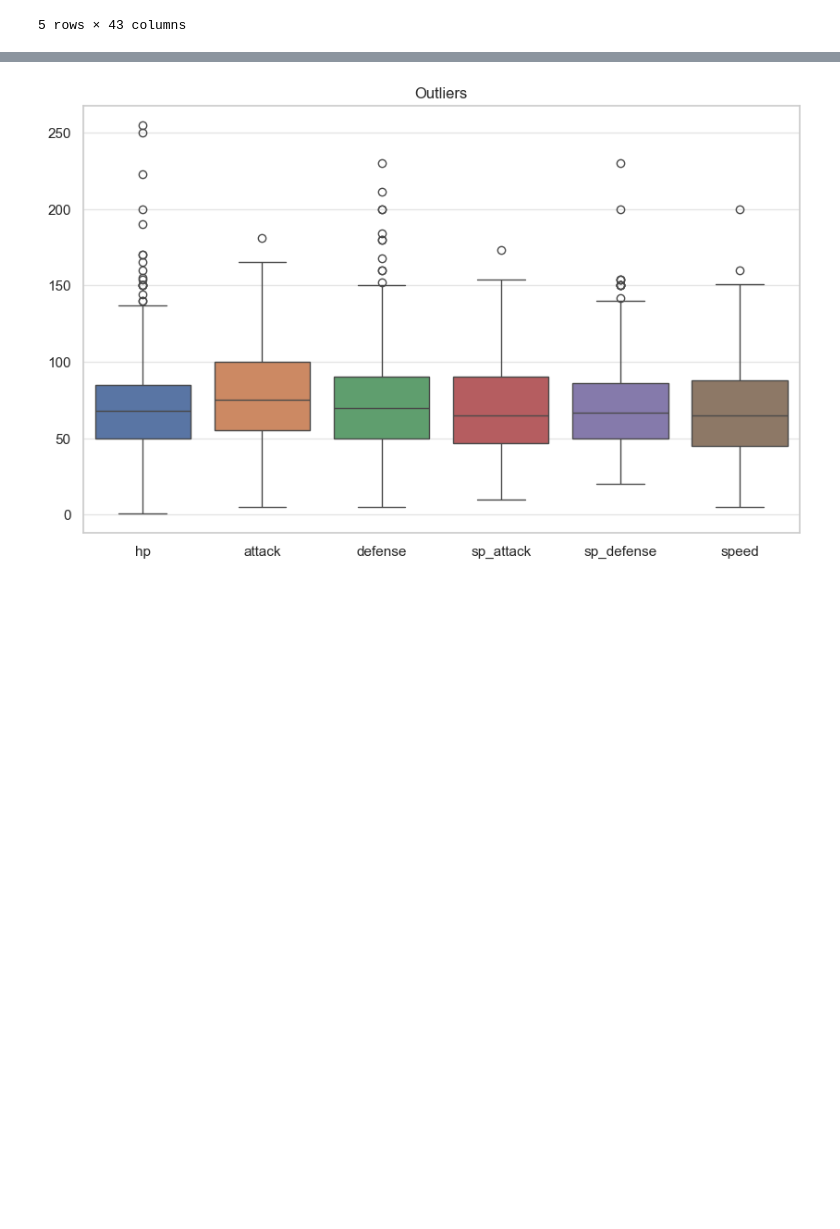
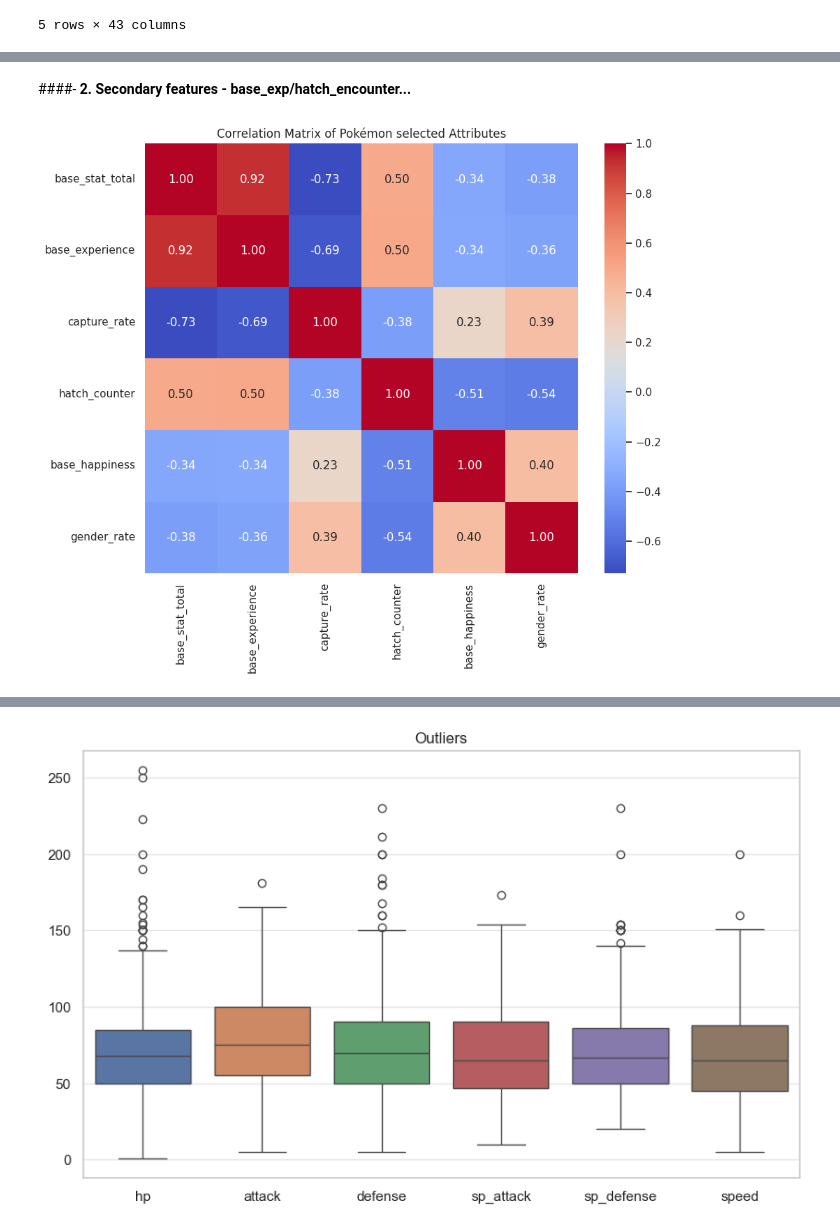
Before and after one commit to NathanaelLUCETTE/projet_ML, a Jupyter notebook: pokemon_clustering_project.ipynb, the cells around one changed output, grey strips where cells are left out. Saved outputs shown, nothing was run; the diff lists cells and outputs as text; code cells hidden in the pictures; blank space fills up the shorter version.

```diff
--- a/pokemon_clustering_project.ipynb
+++ b/pokemon_clustering_project.ipynb
@@ -104,0 +338,18 @@ plt.show()
+# %% [markdown]
+####- **2. Secondary features - base_exp/hatch_encounter...**
+# %%
+import seaborn as sns
+import matplotlib.pyplot as plt
+
+#Selection of the choosen features
+selected = ["base_stat_total", "base_experience", "capture_rate", "hatch_counter","base_happiness", "gender_rate" ]
+df_choosen = df[selected]
+corr = df_choosen.corr()
+
+#Creation of the Heatmap
+plt.figure(figsize=(10,8))
+sns.heatmap(corr, annot=True, cmap='coolwarm', fmt='.2f')
+plt.title("Correlation Matrix of Pokémon selected Attributes")
+plt.show()
+# %% [output]
+[figure, added]
```
Also changed, not shown: parts of 34 cells of this notebook.
